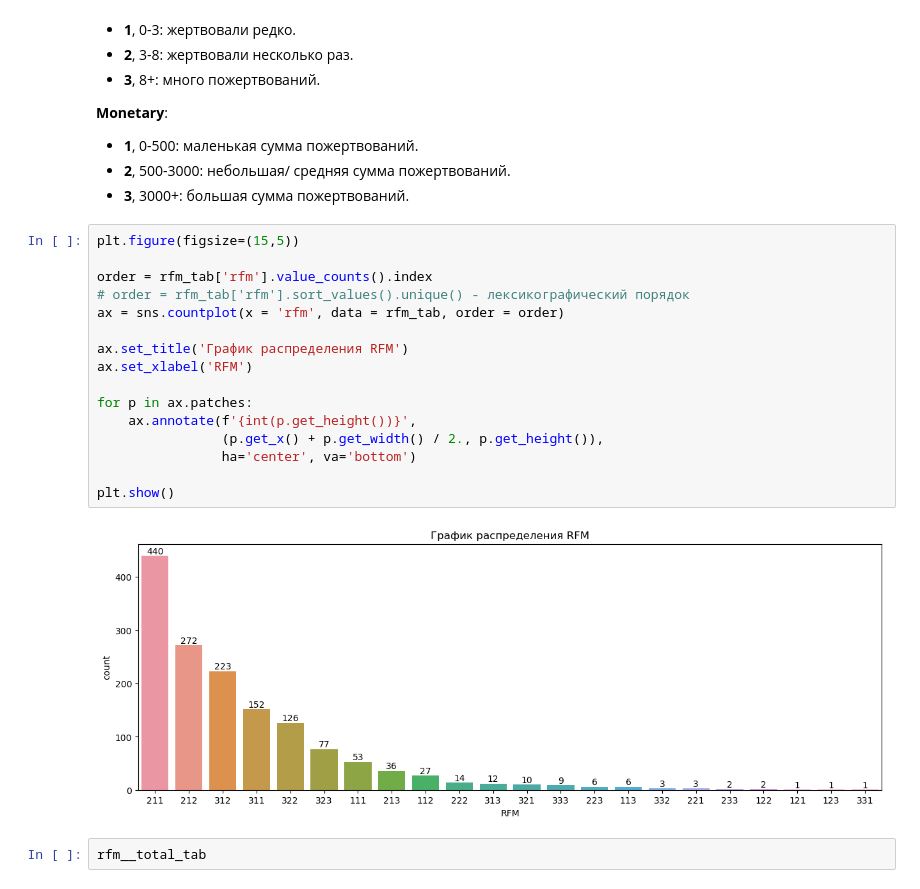
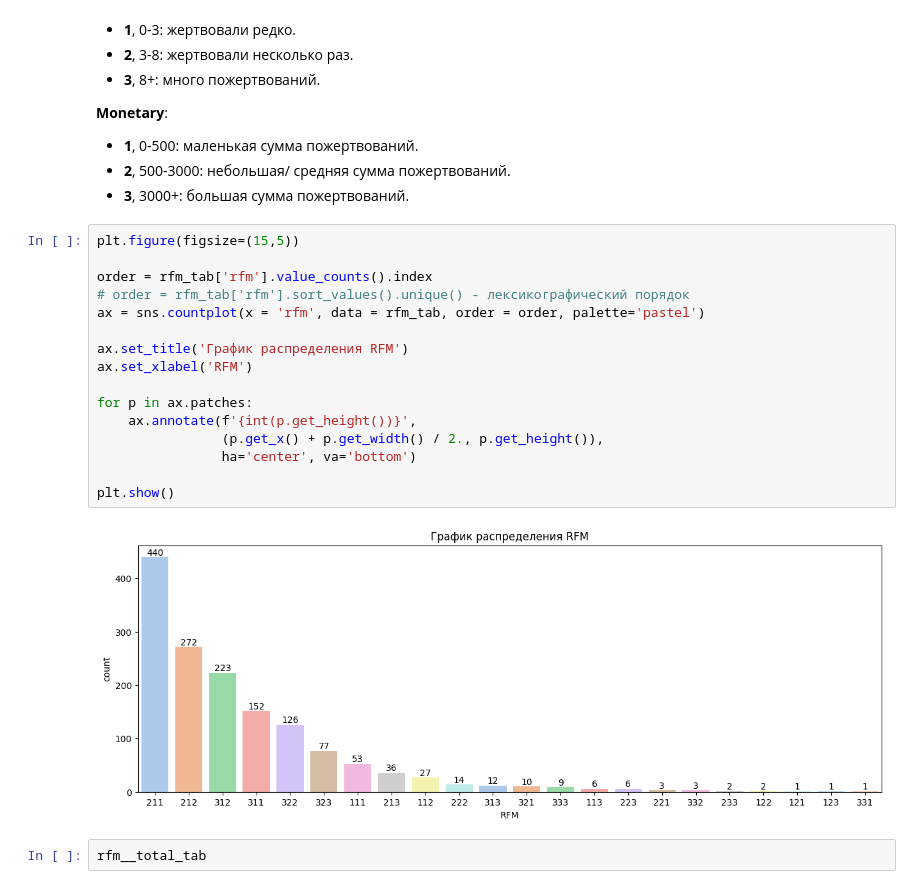
Before and after one commit to LKonyukova/Sipmle-things, a Jupyter notebook: Prostie_veshchi_v.13.ipynb, the cells around one changed output. Saved outputs shown, nothing was run; the diff lists cells and outputs as text.

```diff
--- a/Prostie_veshchi_v.13.ipynb
+++ b/Prostie_veshchi_v.13.ipynb
@@ -1824,21 +1842,21 @@ full_data.loc[full_data['customer'] == 'k_****@inbox.ru']
 # %%
 plt.figure(figsize=(15,5))
 
 order = rfm_tab['rfm'].value_counts().index
 # order = rfm_tab['rfm'].sort_values().unique() - лексикографический порядок
-ax = sns.countplot(x = 'rfm', data = rfm_tab, order = order)
+ax = sns.countplot(x = 'rfm', data = rfm_tab, order = order, palette='pastel')
 
 ax.set_title('График распределения RFM')
 ax.set_xlabel('RFM')
 
 for p in ax.patches:
     ax.annotate(f'{int(p.get_height())}',
                 (p.get_x() + p.get_width() / 2., p.get_height()),
                 ha='center', va='bottom')
 
 plt.show()
 # %% [output]
-[figure, old version]
+[figure, new version]
 # %%
 rfm__total_tab
 # %% [output]
```
Also changed, not shown: parts of 35 cells of this notebook, 5 other files.
